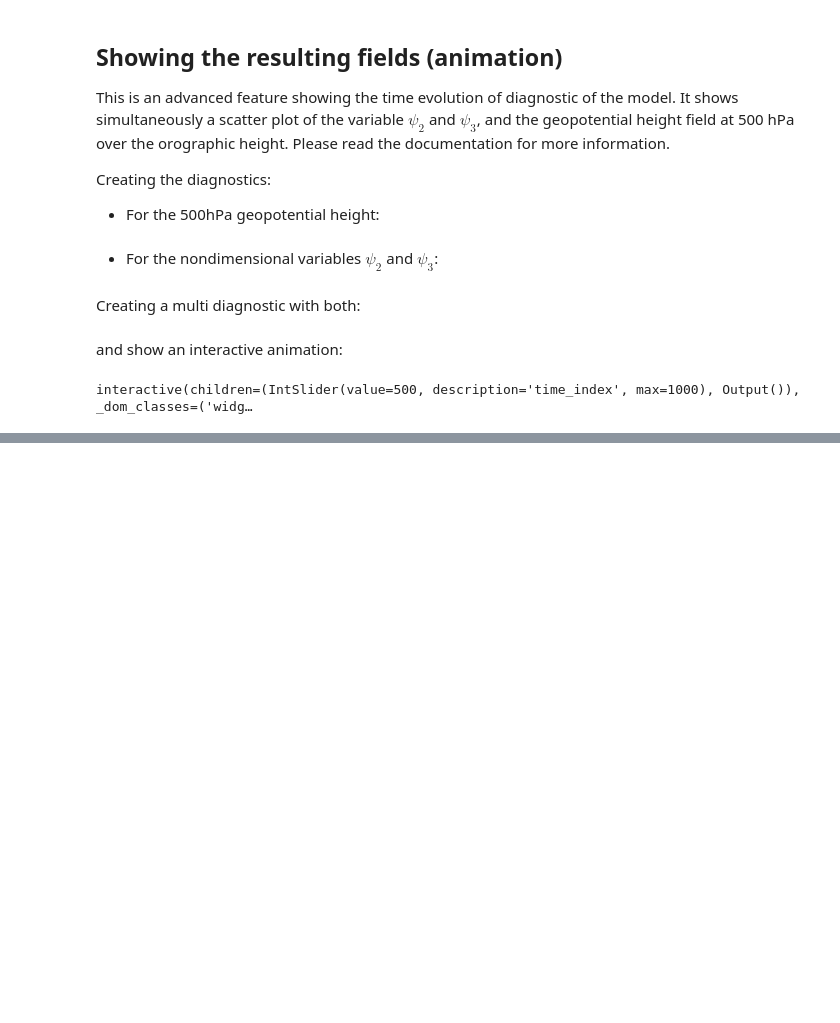
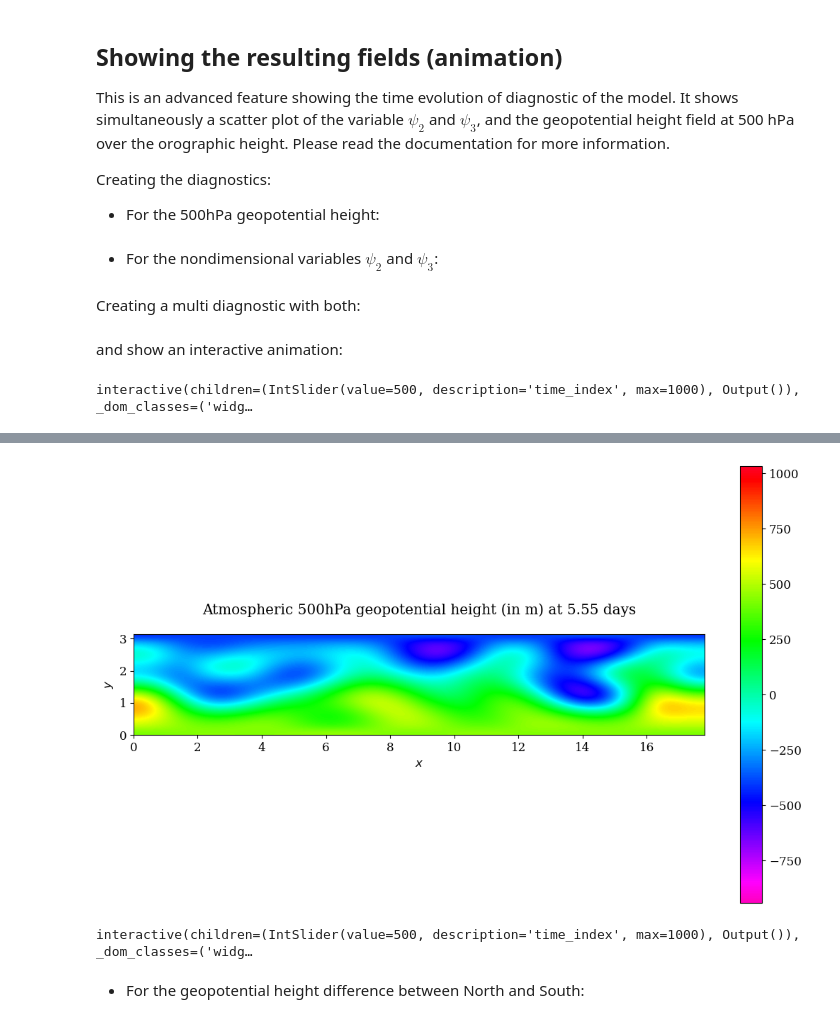
Before and after one commit to georgemilosh/qgs, a Jupyter notebook: notebooks/George_Robin.ipynb, the cells around one changed output, grey strips where cells are left out. Cells and saved outputs as stored; diff of their text form; code cells hidden in the pictures; blank space fills up the shorter version.

```diff
--- a/notebooks/George_Robin.ipynb
+++ b/notebooks/George_Robin.ipynb
@@ -252,0 +285,3 @@ interactive(children=(IntSlider(value=500, description='time_index', max=1000),
+# %%
+psi.movie(figsize=(13,8), anim_kwargs={'interval': 100, 'frames':100})
+# %% [output]
@@ -252,0 +289,16 @@ interactive(children=(IntSlider(value=500, description='time_index', max=1000),
+[figure, added]
+# %%
+variable_nondim = VariablesDiagnostic([4, 3], model_parameters, False)
+geopot_dim = GeopotentialHeightDifferenceDiagnostic([[[np.pi/model_parameters.scale_params.n, np.pi/4], [np.pi/model_parameters.scale_params.n, 3*np.pi/4]]],
+                                                    model_parameters, True)
+m1 = MultiDiagnostic(2,1)
+m1.add_diagnostic(variable_nondim)
+m1.add_diagnostic(geopot_dim, diagnostic_kwargs={'style':'moving-timeserie'})
+m1.set_data(time, traj)
+from matplotlib import rc
+rc('font',**{'family':'serif','sans-serif':['Times'],'size':12})
+m1.animate(figsize=(20,6))
+# %% [output]
+interactive(children=(IntSlider(value=500, description='time_index', max=1000), Output()), _dom_classes=('widg…
+# %% [markdown]
+* For the geopotential height difference between North and South:
```
Also changed, not shown: parts of 21 cells of this notebook.
